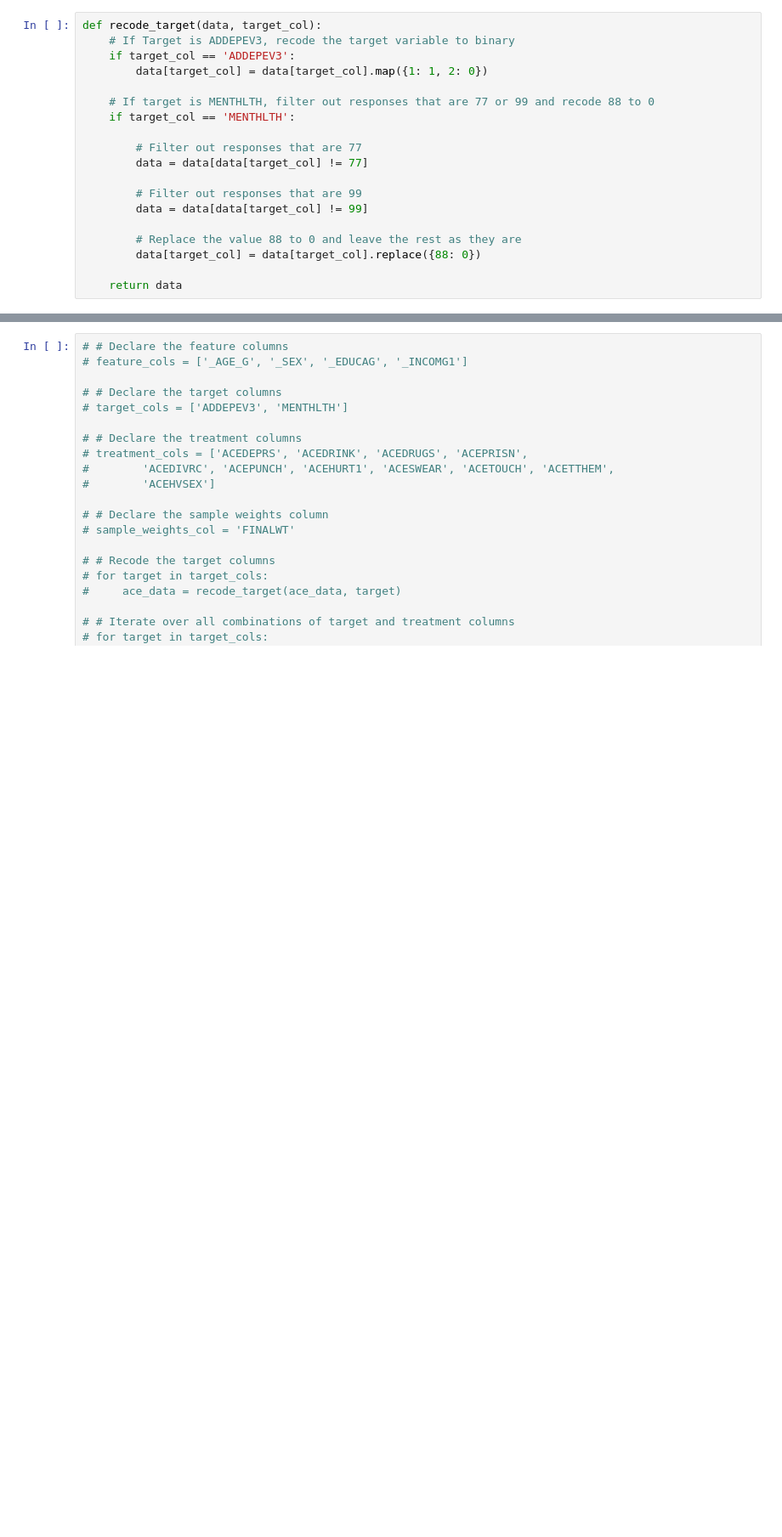
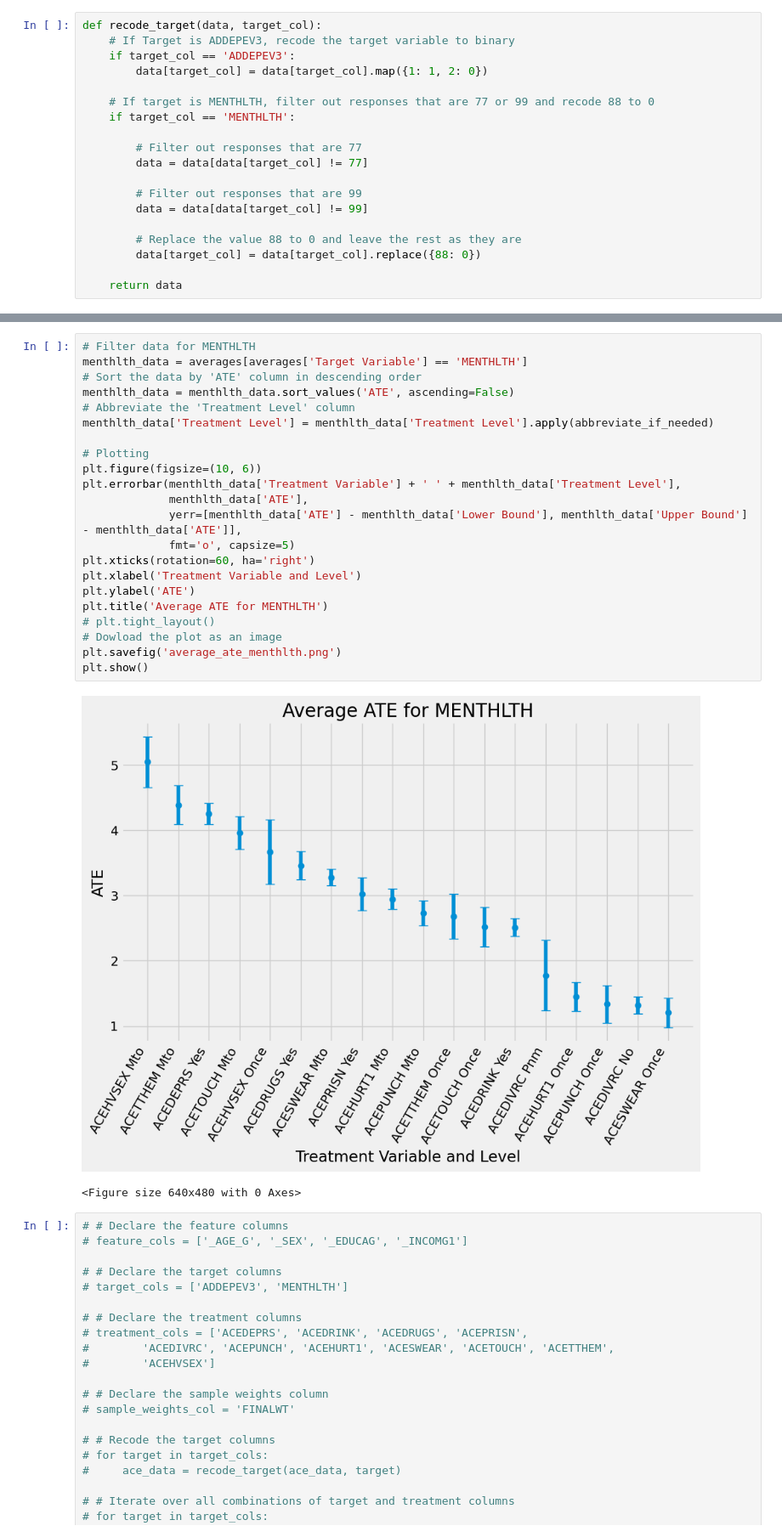
Before and after one commit to zaid-ahmed1/iubdc-24, a Jupyter notebook: average_treatment_effect.ipynb, the cells around one changed output, grey strips where cells are left out. Shown at 85% size. Saved outputs shown, nothing was run; the diff lists cells and outputs as text; blank space fills up the shorter version.

```diff
--- a/average_treatment_effect.ipynb
+++ b/average_treatment_effect.ipynb
@@ -354,3 +336,28 @@ ATE with BaseRLearner using XGBoost on treatment level More than once: 4.66 (4.6
+# %%
+# Filter data for MENTHLTH
+menthlth_data = averages[averages['Target Variable'] == 'MENTHLTH']
+# Sort the data by 'ATE' column in descending order
+menthlth_data = menthlth_data.sort_values('ATE', ascending=False)
+# Abbreviate the 'Treatment Level' column
+menthlth_data['Treatment Level'] = menthlth_data['Treatment Level'].apply(abbreviate_if_needed)
+
+# Plotting
+plt.figure(figsize=(10, 6))
+plt.errorbar(menthlth_data['Treatment Variable'] + ' ' + menthlth_data['Treatment Level'],
+             menthlth_data['ATE'],
+             yerr=[menthlth_data['ATE'] - menthlth_data['Lower Bound'], menthlth_data['Upper Bound'] - menthlth_data['ATE']],
+             fmt='o', capsize=5)
+plt.xticks(rotation=60, ha='right')
+plt.xlabel('Treatment Variable and Level')
+plt.ylabel('ATE')
+plt.title('Average ATE for MENTHLTH')
+# plt.tight_layout()
+# Dowload the plot as an image
+plt.savefig('average_ate_menthlth.png')
+plt.show()
+# %% [output]
+[figure, added]
+<Figure size 640x480 with 0 Axes>
 # %%
 # # Declare the feature columns
 # feature_cols = ['_AGE_G', '_SEX', '_EDUCAG', '_INCOMG1']
```
Also changed, not shown: parts of 6 cells of this notebook, 6 other files.
